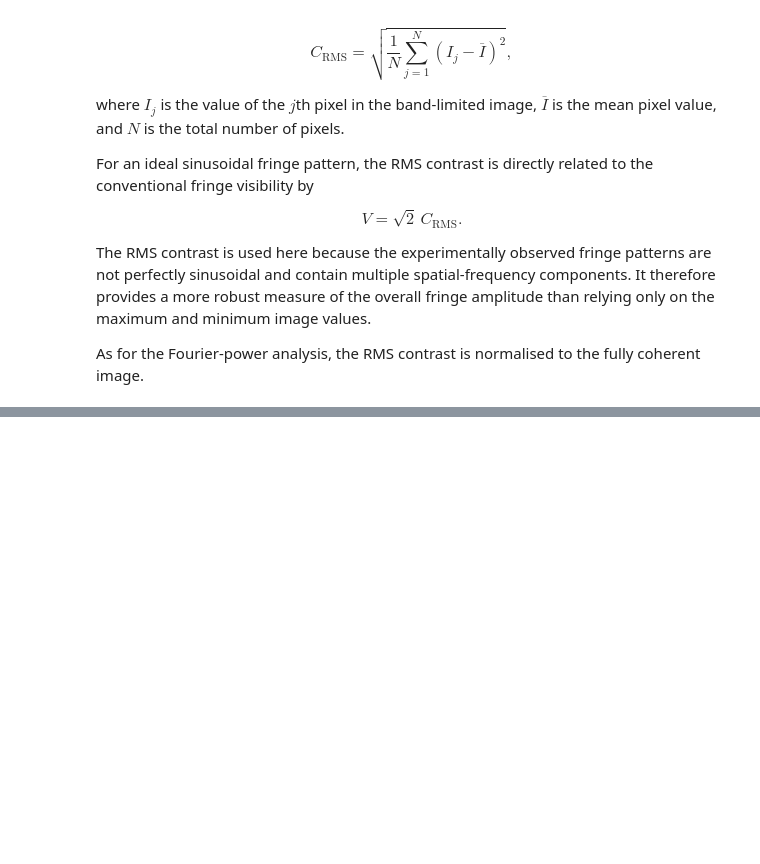
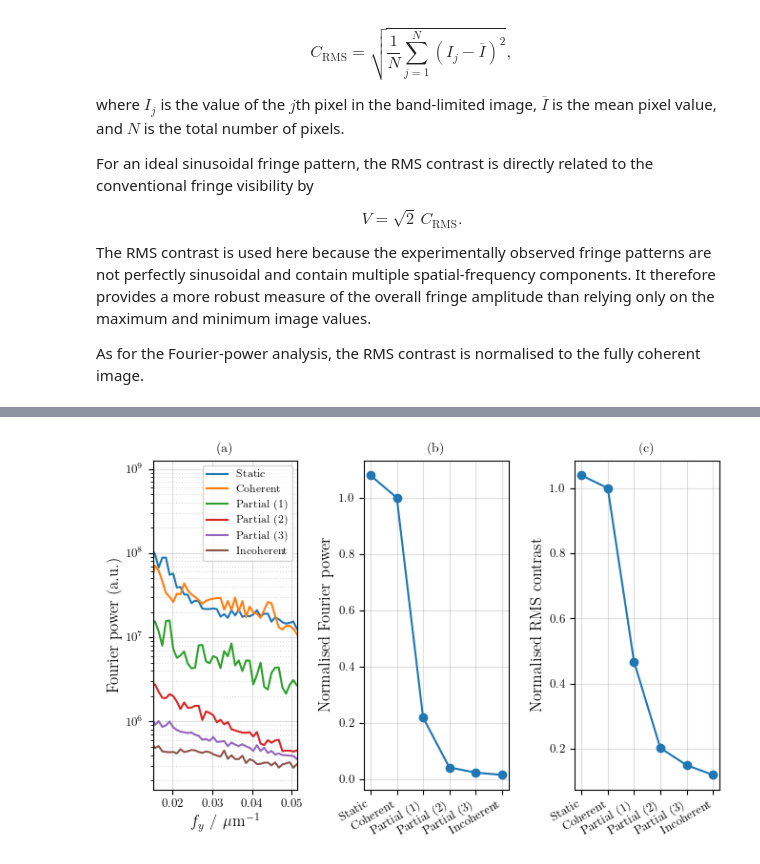
Before and after one commit to PoppyJoshi/IncoherentImagingManuscript, a Jupyter notebook: QuantitativeFingeAnalsysis.ipynb, the cells around one changed output, grey strips where cells are left out. Cells and saved outputs as stored; diff of their text form; code cells hidden in the pictures; blank space fills up the shorter version.

Commit message:
Updated analysis script

```diff
--- a/QuantitativeFingeAnalsysis.ipynb
+++ b/QuantitativeFingeAnalsysis.ipynb
@@ -634,0 +659,89 @@ Normalised RMS contrast: [1.         0.50007362 0.29390836 0.27521653 0.24329006
+# %%
+plot_order = [5, 0, 1, 2, 3, 4]                                                                     # Plot Static first, followed by the remaining illumination conditions
+
+labels = [
+    'Static',
+    'Coherent',
+    'Partial (1)',
+    'Partial (2)',
+    'Partial (3)',
+    'Incoherent'
+]                                                                                                   # Labels for the different illumination conditions
+
+power_1D_plot = power_1D[plot_order]                                                                # Reorder the 1D Fourier-power spectra for plotting
+normalised_power_plot = normalised_power[plot_order]                                                # Reorder the normalised integrated Fourier power
+normalised_contrast_plot = normalised_contrast[plot_order]                                          # Reorder the normalised RMS contrast
+
+x = np.arange(len(labels))                                                                          # Define x positions for the categorical plots
+
+fig, axes = plt.subplots(1, 3, figsize=(TEXTWIDTH, 4.5))                                            # Create a three-panel figure
+
+# ------------------------------------------------------------------
+# (a) Overlaid 1D Fourier-power spectra
+# ------------------------------------------------------------------
+
+for i in range(len(power_1D_plot)):
+
+    axes[0].plot(
+        fy_positive,
+        power_1D_plot[i],
+        label=labels[i]
+    )                                                                                               # Plot the 1D Fourier-power spectrum for each illumination condition
+
+# axes[0].axvspan(
+#     f_min,
+#     f_max,
+#     alpha=0.2
+# )                                                                                                   # Shade the spatial-frequency band used for the integrated-power analysis
+
+axes[0].set_xlabel(r"$f_y$ / $\mu\mathrm{m}^{-1}$")                                                 # Set x-axis label
+axes[0].set_ylabel("Fourier power (a.u.)")                                                          # Set y-axis label
+axes[0].set_yscale("log")                                                                           # Use logarithmic scale for the Fourier power
+axes[0].set_title("(a)")                                                                            # Panel label
+axes[0].set_xlim(f_min, f_max)                                                 # Set x-axis limits for the Fourier power plot
+
+axes[0].legend(fontsize=8)                                                                          # Add legend to panel (a)
+
+axes[0].grid(True, which="major", alpha=0.4)                                                        # Grid Major
+axes[0].grid(True, which="minor", alpha=0.4, linestyle=":")                                         # Grid Minor
+
+# ------------------------------------------------------------------
+# (b) Normalised integrated Fourier power
+# ------------------------------------------------------------------
+
+axes[1].plot(
+    x,
+    normalised_power_plot,
+    'o-'
+)                                                                                                   # Plot the integrated Fourier power normalised to the coherent image
+
+axes[1].set_xticks(x)                                                                               # Set x-axis tick positions
+axes[1].set_xticklabels(labels, rotation=30, ha='right')                                            # Label each illumination condition
+axes[1].set_ylabel("Normalised Fourier power")                                                      # Set y-axis label
+axes[1].set_title("(b)")                                                                            # Panel label
+
+axes[1].grid(True, which="major", alpha=0.4)                                                        # Grid Major
+axes[1].grid(True, which="minor", alpha=0.4, linestyle=":")                                         # Grid Minor
+
+# ------------------------------------------------------------------
+# (c) Normalised band-limited RMS contrast
+# ------------------------------------------------------------------
+
+axes[2].plot(
+    x,
+    normalised_contrast_plot,
+    'o-'
+)                                                                                                   # Plot the RMS fringe contrast normalised to the coherent image
+
+axes[2].set_xticks(x)                                                                               # Set x-axis tick positions
+axes[2].set_xticklabels(labels, rotation=30, ha='right')                                            # Label each illumination condition
+axes[2].set_ylabel("Normalised RMS contrast")                                                       # Set y-axis label
+axes[2].set_title("(c)")                                                                            # Panel label
+
+axes[2].grid(True, which="major", alpha=0.4)                                                        # Grid Major
+axes[2].grid(True, which="minor", alpha=0.4, linestyle=":")                                         # Grid Minor
+
+plt.tight_layout()                                                                                  # Adjust subplot spacing to fit neatly within the figure
+plt.show()                                                                                          # Display the figure
+# %% [output]
+[figure, added]
```
Also changed, not shown: parts of 5 cells of this notebook, 1 other file.
